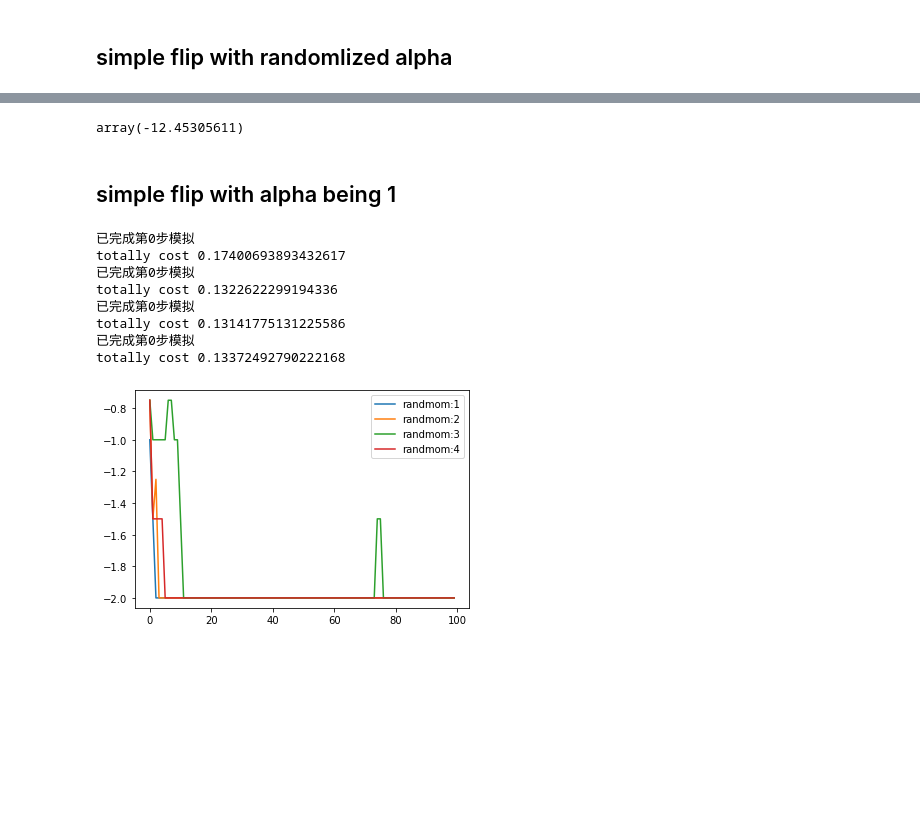
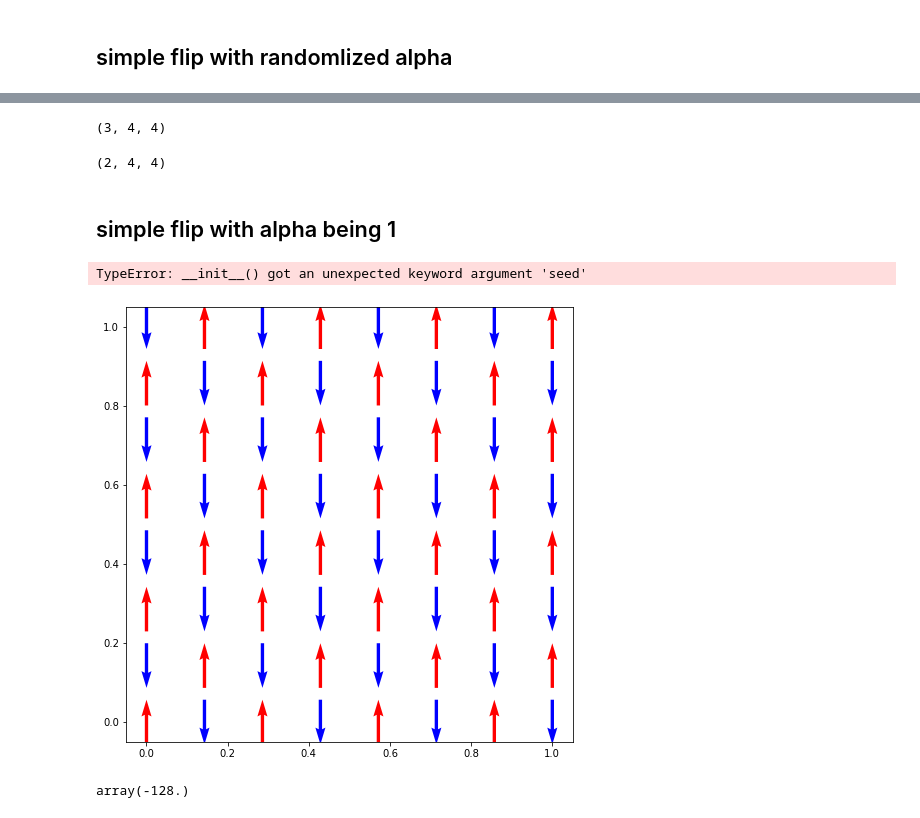
Before and after one commit to Yibo-Zhang/ising_model, a Jupyter notebook: python/heisenberg/Untitled.ipynb, the cells around one changed output, grey strips where cells are left out. Cells and saved outputs as stored; diff of their text form; code cells hidden in the pictures; blank space fills up the shorter version.

```diff
--- a/python/heisenberg/Untitled.ipynb
+++ b/python/heisenberg/Untitled.ipynb
@@ -102,29 +102,29 @@ array(-12.45305611)
-# %%
-simple_flip_model_3.lowest_energy
-# %% [output]
-array(-12.45305611)
+# %%
+simple_flip_model_3.cal_cartesion(simple_flip_model_3.lowest_config).shape
+# %% [output]
+(3, 4, 4)
+# %%
+simple_flip_model_3.alpha.shape
+# %% [output]
+(2, 4, 4)
 # %% [markdown]
 ## simple flip with alpha being 1
 # %%
-simple_flip_model_1 = Up_down_flip_model_with_one_alpha(N=4,step=100,label='randmom:1')
-simple_flip_model_1.simulation(temperature=1)
-simple_flip_model_2 = Up_down_flip_model_with_one_alpha(N=4,step=100,label='randmom:2')
+simple_flip_model_1 = Up_down_flip_model_with_one_alpha(N=8,step=100,seed=2,label='randmom:1')
+simple_flip_model_1.simulation()
+simple_flip_model_2 = Up_down_flip_model_with_one_alpha(N=8,step=100,label='randmom:2')
 simple_flip_model_2.simulation()
-simple_flip_model_3 = Up_down_flip_model_with_one_alpha(N= 4,step=100,label='randmom:3')
+simple_flip_model_3 = Up_down_flip_model_with_one_alpha(N=8,step=100,label='randmom:3')
 simple_flip_model_3.simulation()
-simple_flip_model_4 = Up_down_flip_model_with_one_alpha(N= 4,step=100,label='randmom:4')
+simple_flip_model_4 = Up_down_flip_model_with_one_alpha(N=8,step=100,label='randmom:4')
 simple_flip_model_4.simulation()
 # %% [output]
-已完成第0步模拟
-totally cost 0.17400693893432617
-已完成第0步模拟
-totally cost 0.1322622299194336
-已完成第0步模拟
-totally cost 0.13141775131225586
-已完成第0步模拟
-totally cost 0.13372492790222168
+TypeError: __init__() got an unexpected keyword argument 'seed'
-[figure, removed]
 # %%
-simple_flip_model_4.plot_spin_z()
+simple_flip_model_2.plot_spin_z()
+# %% [output]
+[figure, added]
 # %%
 simple_flip_model_4.lowest_energy
+# %% [output]
+array(-128.)
```
Also changed, not shown: parts of 2 cells of this notebook, 5 other files.
